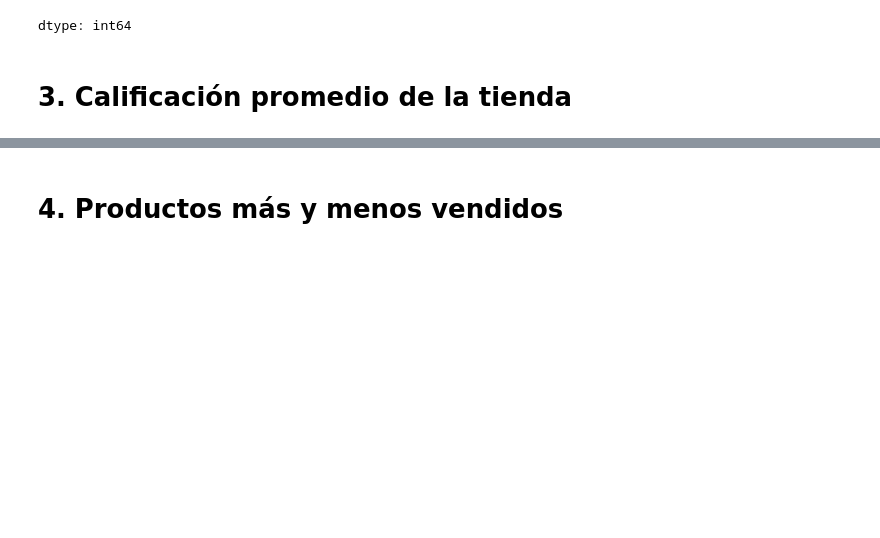
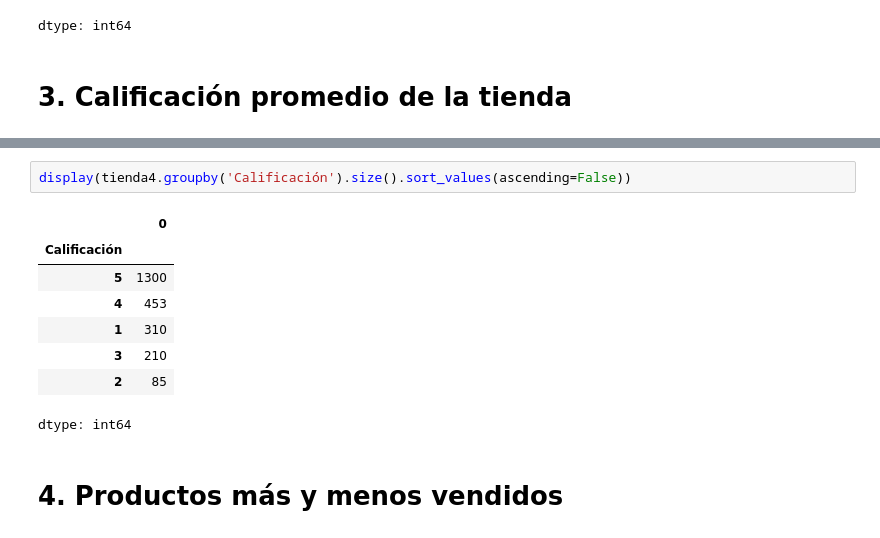
Before and after one commit to Gaby46Pe/AprendiendoGit, a Jupyter notebook: AluraStoreLatam.ipynb, the cells around one changed output, grey strips where cells are left out. Cells and saved outputs as stored; diff of their text form; blank space fills up the shorter version.

```diff
--- a/AluraStoreLatam.ipynb
+++ b/AluraStoreLatam.ipynb
@@ -453,3 +486,14 @@ dtype: int64
+# %%
+display(tienda4.groupby('Calificación').size().sort_values(ascending=False))
+# %% [output]
+|  | 0 |
+| Calificación |  |
+| 5 | 1300 |
+| 4 | 453 |
+| 1 | 310 |
+| 3 | 210 |
+| 2 | 85 |
+dtype: int64
 # %% [markdown]
 # 4. Productos más y menos vendidos
 # %% [markdown]
```
Also changed, not shown: parts of 3 cells of this notebook.
